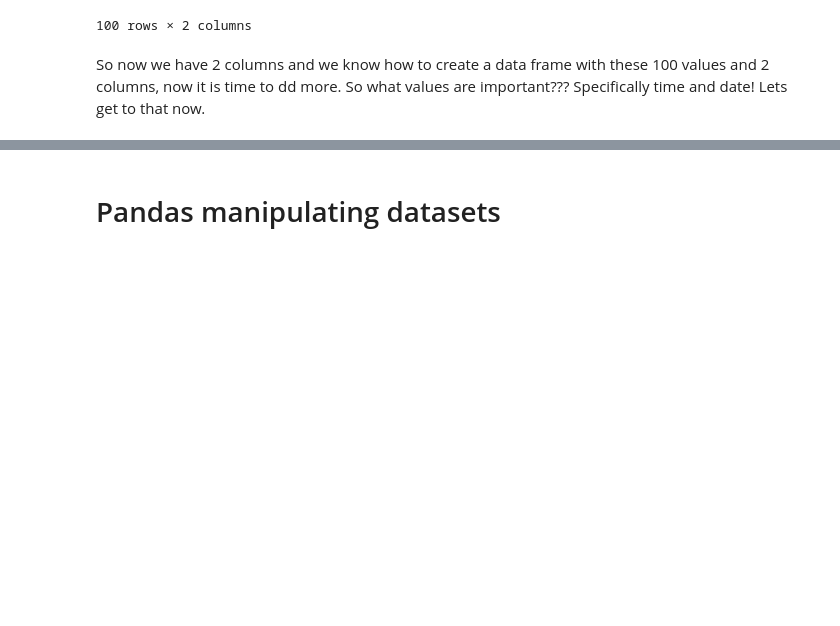
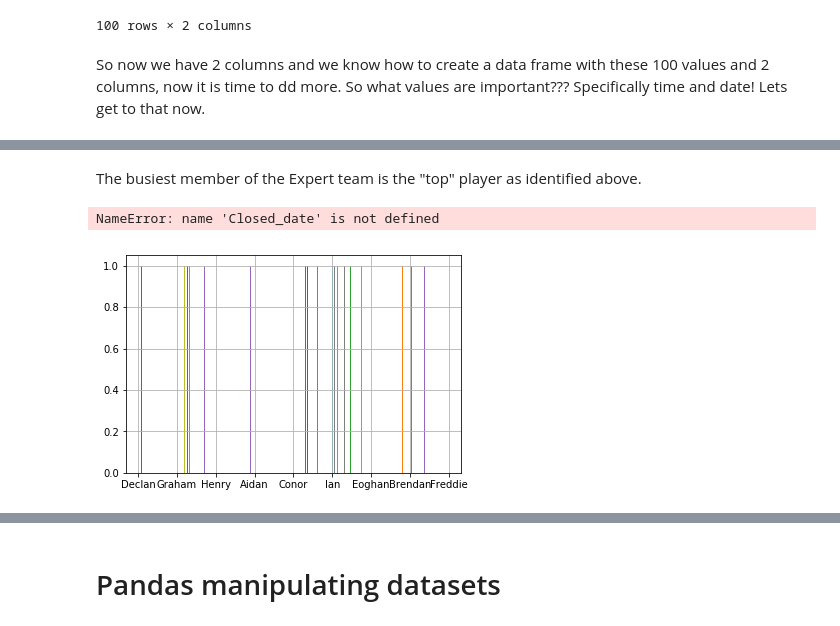
Before and after one commit to taking1fortheteam/ProgrammingForDA_DataSet_13Dec2019, a Jupyter notebook: ProgrammingForDA_Dec2019.ipynb, the cells around one changed output, grey strips where cells are left out. Drawn from its saved outputs; the diff is of its cells as text; code cells hidden in the pictures; blank space fills up the shorter version.

```diff
--- a/ProgrammingForDA_Dec2019.ipynb
+++ b/ProgrammingForDA_Dec2019.ipynb
@@ -259,0 +280,18 @@ ZRBYQOPCIRLO
+# %% [markdown]
+The busiest member of the Expert team is the "top" player as identified above.
+# %%
+# in order to use the seaborn package we need to import it here
+import matplotlib.pyplot as plt
+#df.hist(column='Expert')
+
+df = array_experts_dataframe['Expert']
+
+df.hist()
+
+Closed_date - creation_date
+
+#import seaborn as sns
+#sns.pairplot(array_experts_dataframe, hue='Expert')
+# %% [output]
+NameError: name 'Closed_date' is not defined
+[figure, added]
```
Also changed, not shown: parts of 39 cells of this notebook, 1 other file.
